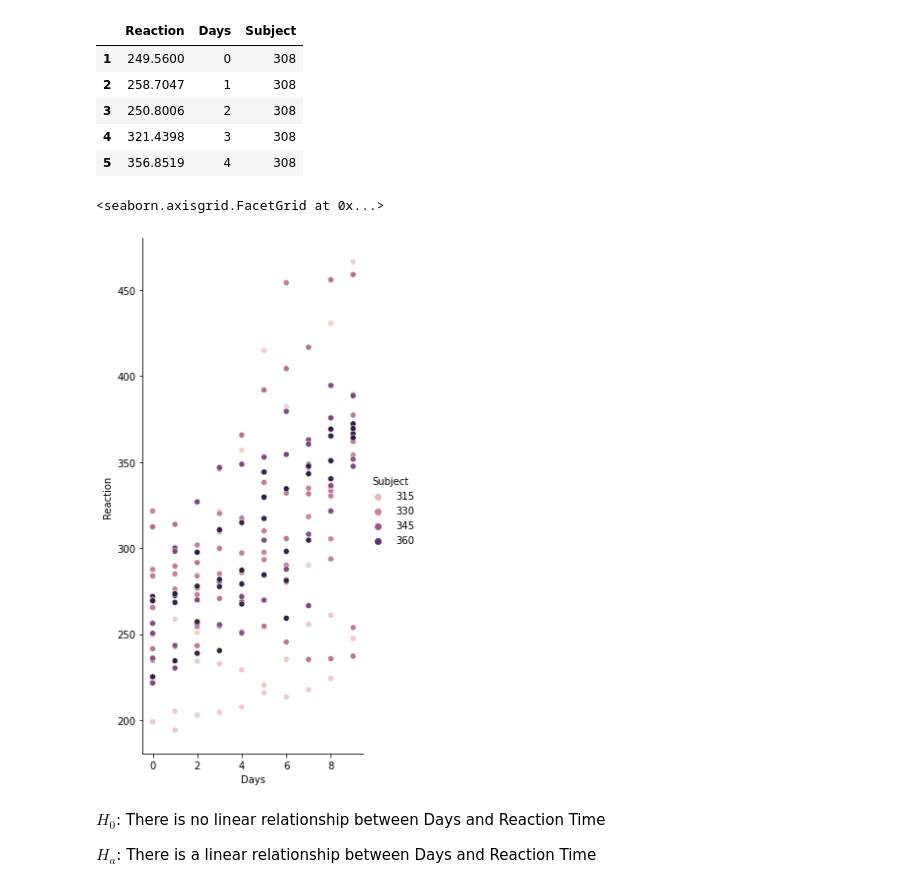
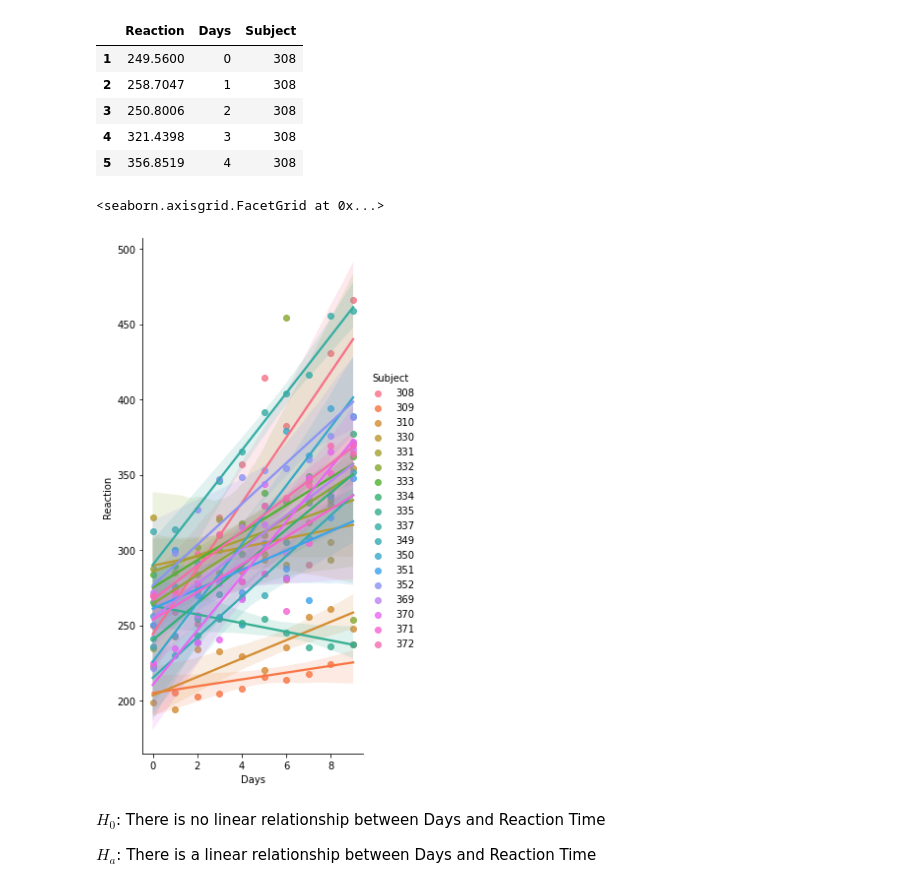
Before and after one commit to David-Howell/statistics-exercises, a Jupyter notebook: hypothesis_testing.ipynb, the cells around one changed output. Drawn from its saved outputs; the diff is of its cells as text; code cells hidden in the pictures.

```diff
--- a/hypothesis_testing.ipynb
+++ b/hypothesis_testing.ipynb
@@ -860,16 +872,16 @@ sleep.head()
 | 4 | 321.4398 | 3 | 308 |
 | 5 | 356.8519 | 4 | 308 |
 # %%
-sns.relplot(data= sleep,
+sns.lmplot(data= sleep,
             x = 'Days',
             y = 'Reaction',
             hue = 'Subject',
             height = 8,
             aspect = .5
 )
 # %% [output]
 <seaborn.axisgrid.FacetGrid at 0x...>
-[figure, old version]
+[figure, new version]
 # %% [markdown]
   $H_{0}$: There is no linear relationship between Days and Reaction Time
 
```
Also changed, not shown: parts of 3 cells of this notebook.
